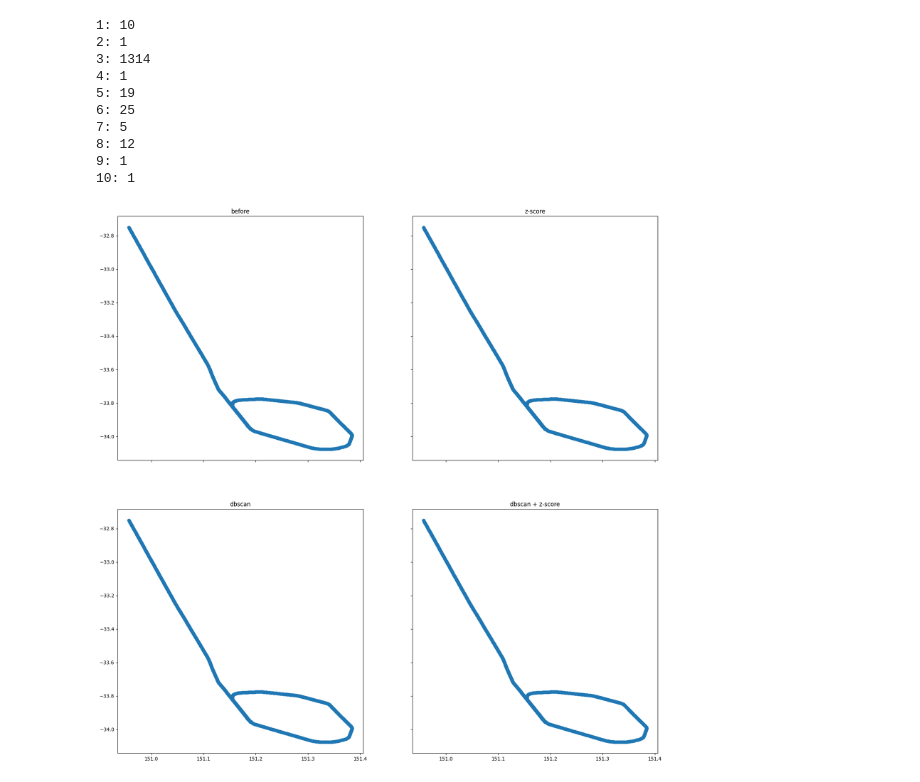
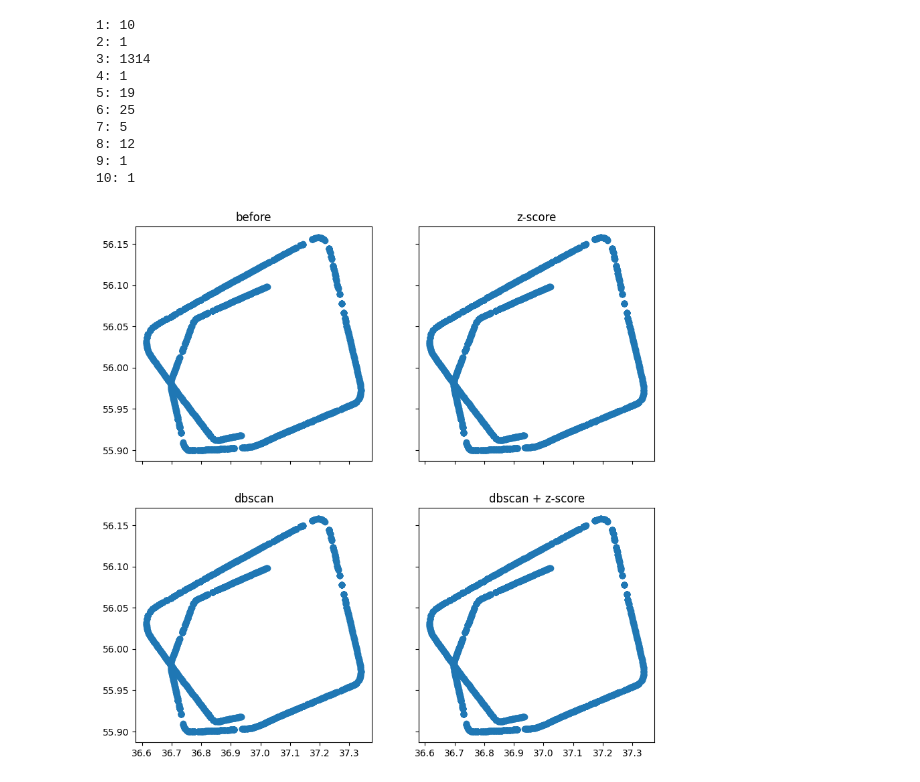
Before and after one commit to tobbensol/masters-thesis, a Jupyter notebook: old_notebooks/cyclic dataset/cyclic_dataset_exploration.ipynb, the cells around one changed output. Saved outputs shown, nothing was run; the diff lists cells and outputs as text; code cells hidden in the pictures.

Commit message:
worked more on the cyclic prediction and added a baseline model

```diff
--- a/old_notebooks/cyclic dataset/cyclic_dataset_exploration.ipynb
+++ b/old_notebooks/cyclic dataset/cyclic_dataset_exploration.ipynb
@@ -14,6 +27,6 @@ from scipy.cluster.hierarchy import fcluster
 # %%
 # load minimum data set
-df = pd.read_csv("data/go_arounds_augmented.csv", low_memory=False)
+df = pd.read_csv("../../data/go_arounds_augmented.csv", low_memory=False)
 df["time"] = pd.to_datetime(df["time"])
 
 start = datetime.datetime(year=2019, month=1, day=1).replace(
@@ -28,8 +41,8 @@ without_GA = df.query(f"not has_ga & (@start <= time <= @stop)")
 # %%
 # The flights can be converted into a Traffic object
 count = with_GA.shape[0]
-with_GA_flights = flights_from_query(with_GA, count, "data/with_GA_flights.pkl")
-without_GA_flights = flights_from_query(without_GA, count, "data/without_GA_flights.pkl")
+with_GA_flights = flights_from_query(with_GA, count, "../../data/with_GA_flights.pkl")
+without_GA_flights = flights_from_query(without_GA, count, "../../data/without_GA_flights.pkl")
 # %%
 with_GA_flights = list(filter(large_gap_filter, with_GA_flights))
 without_GA_flights = list(filter(large_gap_filter, without_GA_flights))
@@ -50,5 +63,6 @@ print(len(without_GA_flights))
 # %%
-Z = linkage_cluster_persistances(trees, file_name="cyclic_dataset", dimension=1, load_results=True)
+path = f"../../data/linkage_clustering/cyclic_dataset.pkl"
+Z = linkage_cluster_persistances(trees, path=path, dimension=1, load_results=True)
 # %%
 clustering = fcluster(Z, t=10, criterion='maxclust')
 
@@ -68,24 +82,24 @@ for i in range(1, len(np.unique(clustering))+1):
 # %%
 from matplotlib import pyplot as plt
 
-i = 6
+ind = 8
 
-flight = flights[np.where(clustering == i)[0][0]]
+flight = flights[np.where(clustering == ind)[0][4]]
 before = flight.data[["longitude", "latitude"]].to_numpy()
 
-dbscan_paths        = before[remove_outliers_dbscan(before)]
+dbscan_paths        = before[remove_outliers_dbscan(before, 10)]
 z_score_paths       = before[remove_outliers_z_score(before)]
 both_bethods_paths  = dbscan_paths[remove_outliers_z_score(dbscan_paths)]
 
 path_filters = [(before, "before"), (z_score_paths, "z-score"), (dbscan_paths, "dbscan"), (both_bethods_paths, "dbscan + z-score")]
 
 fig, axs = plt.subplots((len(path_filters)+1)//2, 2, sharex=True, sharey=True)
 for i, (path, name) in enumerate(path_filters):
     axs[i//2, i%2].scatter(path[:, 0], path[:, 1])
     axs[i//2][i%2].set_title(name)
 
-fig.set_figheight(20)
-fig.set_figwidth(20)
+fig.set_figheight(10)
+fig.set_figwidth(10)
 # %% [output]
-[figure, old version]
+[figure, new version]
 # %%
```
Also changed, not shown: parts of 4 cells of this notebook, 6 other files.
